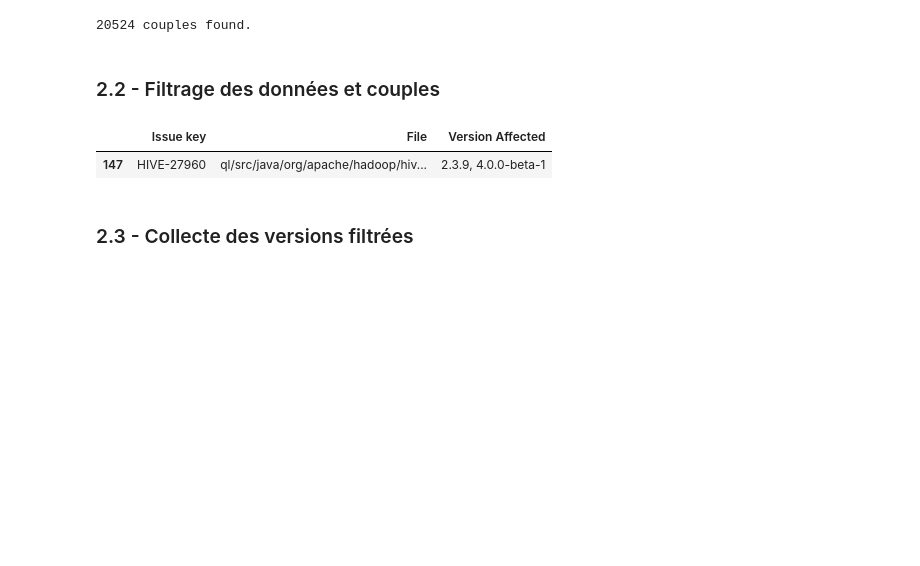
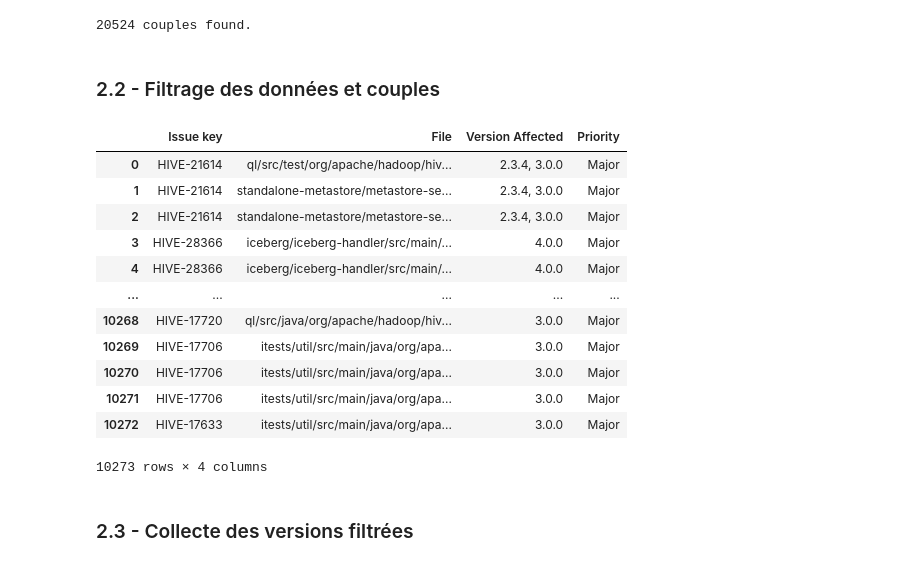
Before and after one commit to Dhexia/MGL869-Proj-Hive, a Jupyter notebook: src/lab.ipynb, the cells around one changed output. Cells and saved outputs as stored; diff of their text form; code cells hidden in the pictures; blank space fills up the shorter version.

```diff
--- a/src/lab.ipynb
+++ b/src/lab.ipynb
@@ -34,7 +34,7 @@ Filter = 'project=HIVE AND issuetype=Bug AND status in (Resolved, Closed) AND af
 
 Auparavant, nous avons téléchargé toutes les données de Jira. Maintenant, nous allons nettoyer les données en utilisant pandas. Nous allons conserver seulement certaines colonnes et combiner certaines colonnes.
 # %%
-keep: [str] = ['Issue key', 'Status', 'Resolution', 'Created', 'Fix Versions Combined', 'Affects Versions Combined']
+keep: [str] = ['Issue key', 'Status', 'Resolution', 'Created', 'Fix Versions Combined', 'Affects Versions Combined', 'Priority']
 # %%
 affects_version_columns: [str] = [col for col in jira_dataframe.columns if col.startswith('Affects Version/s')]
 jira_dataframe['Affects Versions Combined'] = jira_dataframe[affects_version_columns].apply(
@@ -94,11 +94,22 @@ commit_dataframe: DataFrame = commit_dataframe[commit_dataframe['File'].str.ends
 # %%
 couples = update_commit_dataframe(commit_dataframe, jira_dataframe)
 couples
-filtered_couples = couples[couples['Version Affected'].str.contains('2.3.9', na=False)]
-filtered_couples
+# filtered_couples = couples[couples['Version Affected'].str.contains('2.3.9', na=False)]
+# filtered_couples
 # %% [output]
-|  | Issue key | File | Version Affected |
-| 147 | HIVE-27960 | ql/src/java/org/apache/hadoop/hiv... | 2.3.9, 4.0.0-beta-1 |
+|  | Issue key | File | Version Affected | Priority |
+| 0 | HIVE-21614 | ql/src/test/org/apache/hadoop/hiv... | 2.3.4, 3.0.0 | Major |
+| 1 | HIVE-21614 | standalone-metastore/metastore-se... | 2.3.4, 3.0.0 | Major |
+| 2 | HIVE-21614 | standalone-metastore/metastore-se... | 2.3.4, 3.0.0 | Major |
+| 3 | HIVE-28366 | iceberg/iceberg-handler/src/main/... | 4.0.0 | Major |
+| 4 | HIVE-28366 | iceberg/iceberg-handler/src/main/... | 4.0.0 | Major |
+| ... | ... | ... | ... | ... |
+| 10268 | HIVE-17720 | ql/src/java/org/apache/hadoop/hiv... | 3.0.0 | Major |
+| 10269 | HIVE-17706 | itests/util/src/main/java/org/apa... | 3.0.0 | Major |
+| 10270 | HIVE-17706 | itests/util/src/main/java/org/apa... | 3.0.0 | Major |
+| 10271 | HIVE-17706 | itests/util/src/main/java/org/apa... | 3.0.0 | Major |
+| 10272 | HIVE-17633 | itests/util/src/main/java/org/apa... | 3.0.0 | Major |
+10273 rows × 4 columns
 # %% [markdown]
 ### 2.3 - Collecte des versions filtrées
 # %%
```
Also changed, not shown: parts of 9 cells of this notebook, 5 other files.
